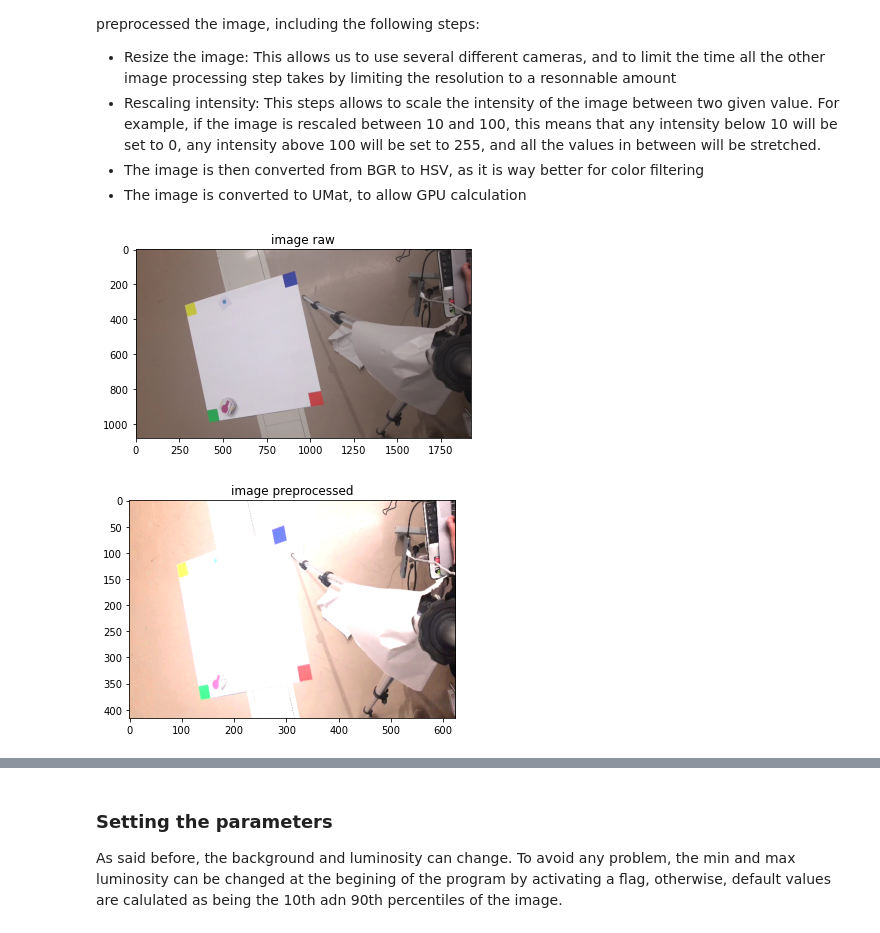
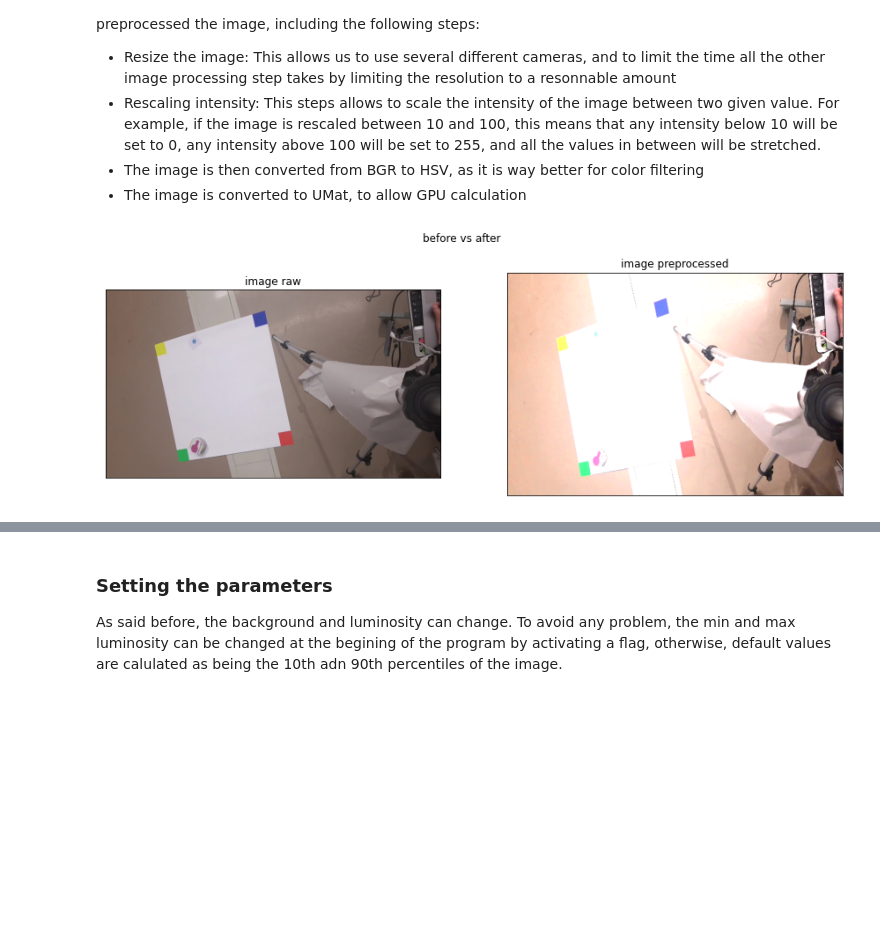
Before and after one commit to Fllask/Mobile_Robotics, a Jupyter notebook: Report.ipynb, the cells around one changed output, grey strips where cells are left out. Saved outputs shown, nothing was run; the diff lists cells and outputs as text; code cells hidden in the pictures; blank space fills up the shorter version.

```diff
--- a/Report.ipynb
+++ b/Report.ipynb
@@ -36,16 +36,22 @@ The first step in any vision task is to preprocess the image. In our case, we wa
 # %%
 img = cv2.imread('sample_pictures/sample.jpg')
 img_rgb = cv2.cvtColor(img, cv2.COLOR_BGR2RGB)
+imgprep = v.preprocess(img,(10,128))
+imgprep_rgb = cv2.cvtColor(imgprep.get(), cv2.COLOR_HSV2RGB)
 
-plt.imshow(img_rgb)
-plt.title('image raw')
+
+fig, (raw, prep) = plt.subplots(1, 2)
+fig.set_size_inches(15,5)
+[ax.get_xaxis().set_visible(False) for ax in fig.axes]
+[ax.get_yaxis().set_visible(False) for ax in fig.axes]
+fig.suptitle('before vs after')
+
+raw.imshow(img_rgb)
+raw.set_title('image raw')
+
+
+prep.imshow(imgprep_rgb)
+prep.set_title('image preprocessed')
 plt.show()
-imgprep = v.preprocess(img,(10,128)).get()
-
-imgprep_rgb = cv2.cvtColor(imgprep, cv2.COLOR_HSV2RGB)
-plt.imshow(imgprep_rgb)
-plt.title('image preprocessed')
-plt.show()
 # %% [output]
-[figure, old version]
+[figure, new version]
-[figure, removed]
```
Also changed, not shown: parts of 11 cells of this notebook, 1 other file.
